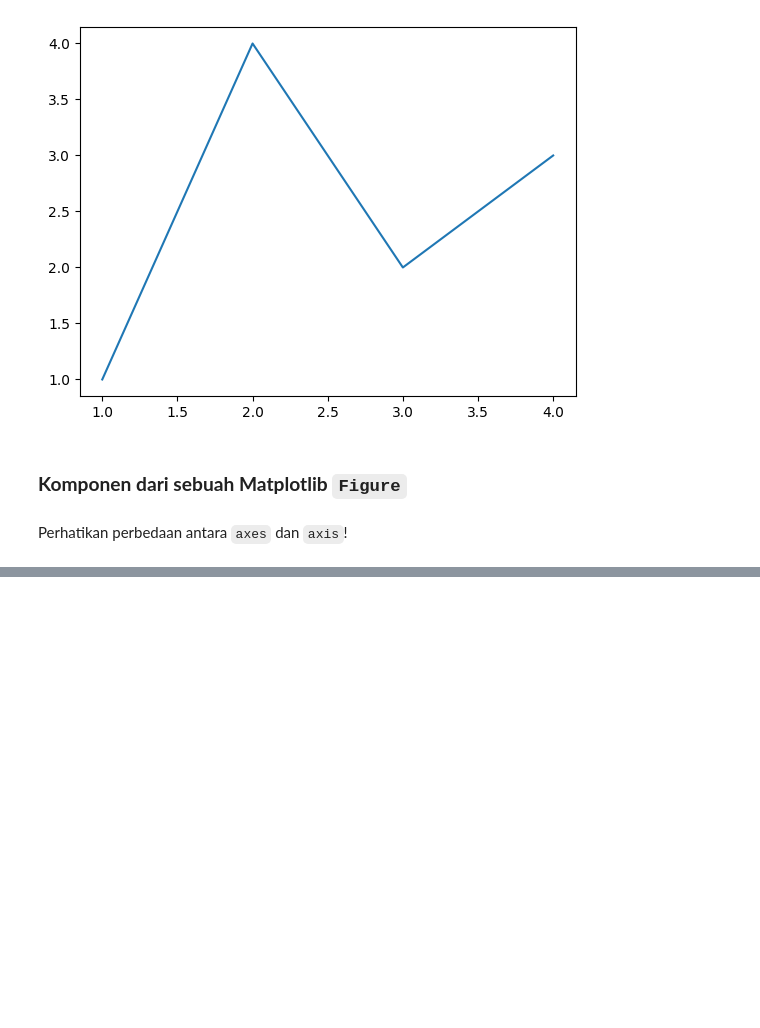
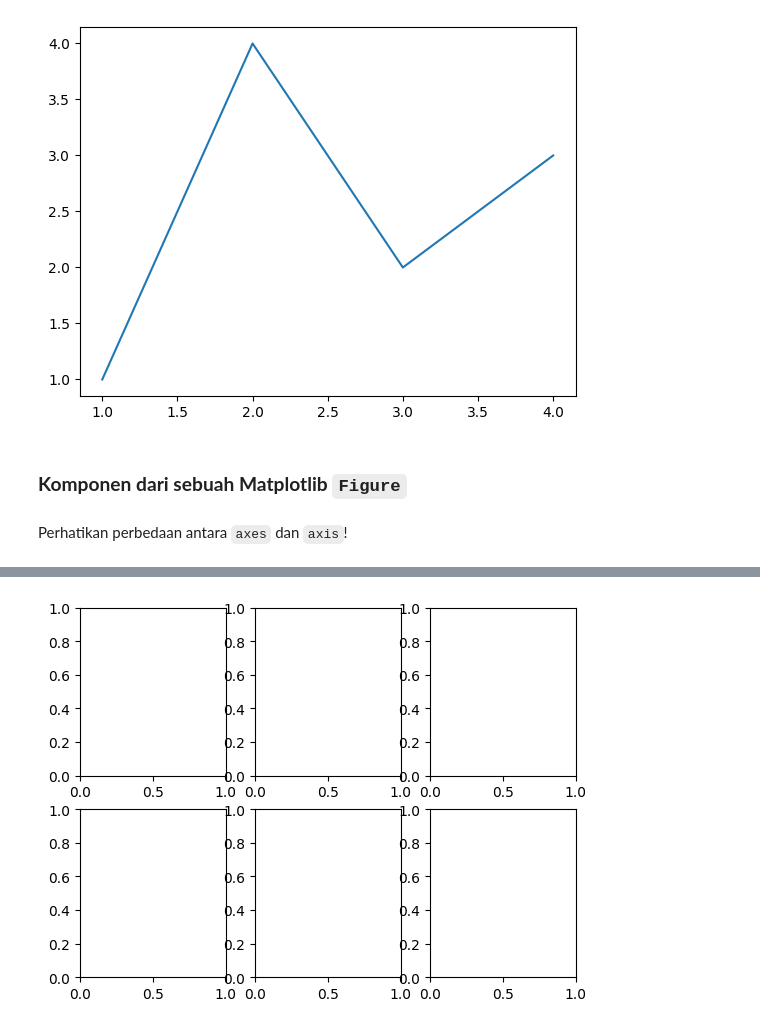
Before and after one commit to LatiefDataVisionary/matplotlib-with-indonesia-belajar, a Jupyter notebook: Matplotlib_01_Pengenalan_Matplotlib_|_Belajar_Matplotlib_Dasar_|_Belajar_Visualisasi_Data_Dasar.ipynb, the cells around one changed output, grey strips where cells are left out. Drawn from its saved outputs; the diff is of its cells as text; code cells hidden in the pictures; blank space fills up the shorter version.

```diff
--- a/Matplotlib_01_Pengenalan_Matplotlib_|_Belajar_Matplotlib_Dasar_|_Belajar_Visualisasi_Data_Dasar.ipynb
+++ b/Matplotlib_01_Pengenalan_Matplotlib_|_Belajar_Matplotlib_Dasar_|_Belajar_Visualisasi_Data_Dasar.ipynb
@@ -45,0 +56,4 @@ Perhatikan perbedaan antara `axes` dan `axis`!
+# %%
+fig, axs = plt.subplots(2, 3)  # sebuah figure dengan 2x3 grid axes
+# %% [output]
+[figure, added]
```
Also changed, not shown: parts of 3 cells of this notebook.
